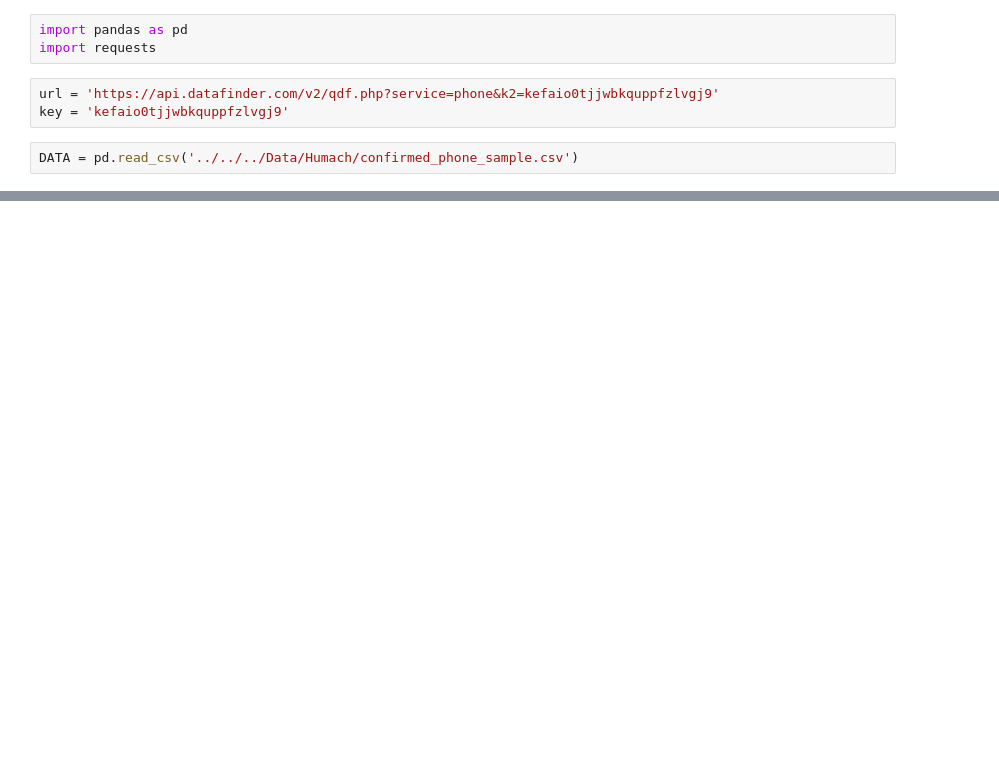
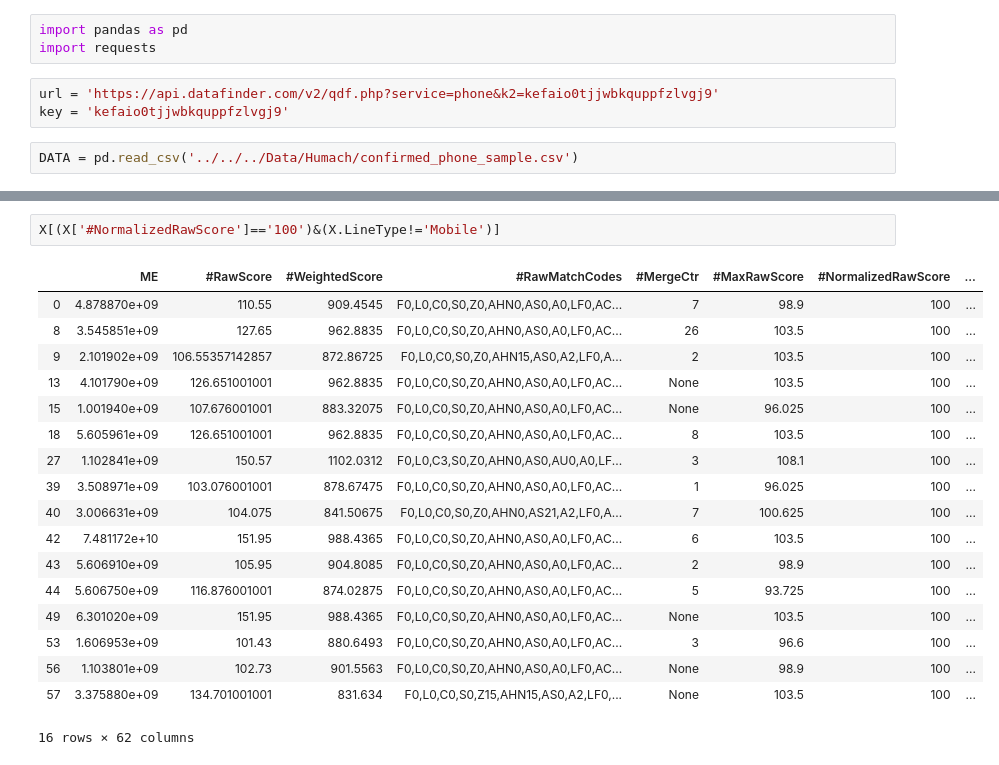
Before and after one commit to AMADataLabs/Core, a Jupyter notebook: Sandbox/PhoneAppend/data_finder.ipynb, the cells around one changed output, grey strips where cells are left out. Drawn from its saved outputs; the diff is of its cells as text; blank space fills up the shorter version.

```diff
--- a/Sandbox/PhoneAppend/data_finder.ipynb
+++ b/Sandbox/PhoneAppend/data_finder.ipynb
@@ -40,0 +411,21 @@ DATA
+# %%
+X[(X['#NormalizedRawScore']=='100')&(X.LineType!='Mobile')]
+# %% [output]
+|  | ME | #RawScore | #WeightedScore | #RawMatchCodes | #MergeCtr | #MaxRawScore | #NormalizedRawScore | ... |
+| 0 | 4.878870e+09 | 110.55 | 909.4545 | F0,L0,C0,S0,Z0,AHN0,AS0,A0,LF0,AC... | 7 | 98.9 | 100 | ... |
+| 8 | 3.545851e+09 | 127.65 | 962.8835 | F0,L0,C0,S0,Z0,AHN0,AS0,A0,LF0,AC... | 26 | 103.5 | 100 | ... |
+| 9 | 2.101902e+09 | 106.55357142857 | 872.86725 | F0,L0,C0,S0,Z0,AHN15,AS0,A2,LF0,A... | 2 | 103.5 | 100 | ... |
+| 13 | 4.101790e+09 | 126.651001001 | 962.8835 | F0,L0,C0,S0,Z0,AHN0,AS0,A0,LF0,AC... | None | 103.5 | 100 | ... |
+| 15 | 1.001940e+09 | 107.676001001 | 883.32075 | F0,L0,C0,S0,Z0,AHN0,AS0,A0,LF0,AC... | None | 96.025 | 100 | ... |
+| 18 | 5.605961e+09 | 126.651001001 | 962.8835 | F0,L0,C0,S0,Z0,AHN0,AS0,A0,LF0,AC... | 8 | 103.5 | 100 | ... |
+| 27 | 1.102841e+09 | 150.57 | 1102.0312 | F0,L0,C3,S0,Z0,AHN0,AS0,AU0,A0,LF... | 3 | 108.1 | 100 | ... |
+| 39 | 3.508971e+09 | 103.076001001 | 878.67475 | F0,L0,C0,S0,Z0,AHN0,AS0,A0,LF0,AC... | 1 | 96.025 | 100 | ... |
+| 40 | 3.006631e+09 | 104.075 | 841.50675 | F0,L0,C0,S0,Z0,AHN0,AS21,A2,LF0,A... | 7 | 100.625 | 100 | ... |
+| 42 | 7.481172e+10 | 151.95 | 988.4365 | F0,L0,C0,S0,Z0,AHN0,AS0,A0,LF0,AC... | 6 | 103.5 | 100 | ... |
+| 43 | 5.606910e+09 | 105.95 | 904.8085 | F0,L0,C0,S0,Z0,AHN0,AS0,A0,LF0,AC... | 2 | 98.9 | 100 | ... |
+| 44 | 5.606750e+09 | 116.876001001 | 874.02875 | F0,L0,C0,S0,Z0,AHN0,AS0,A0,LF0,AC... | 5 | 93.725 | 100 | ... |
+| 49 | 6.301020e+09 | 151.95 | 988.4365 | F0,L0,C0,S0,Z0,AHN0,AS0,A0,LF0,AC... | None | 103.5 | 100 | ... |
+| 53 | 1.606953e+09 | 101.43 | 880.6493 | F0,L0,C0,S0,Z0,AHN0,AS0,A0,LF0,AC... | 3 | 96.6 | 100 | ... |
+| 56 | 1.103801e+09 | 102.73 | 901.5563 | F0,L0,C0,S0,Z0,AHN0,AS0,A0,LF0,AC... | None | 98.9 | 100 | ... |
+| 57 | 3.375880e+09 | 134.701001001 | 831.634 | F0,L0,C0,S0,Z15,AHN15,AS0,A2,LF0,... | None | 103.5 | 100 | ... |
+16 rows × 62 columns
```
Also changed, not shown: parts of 31 cells of this notebook, 9 other files.
